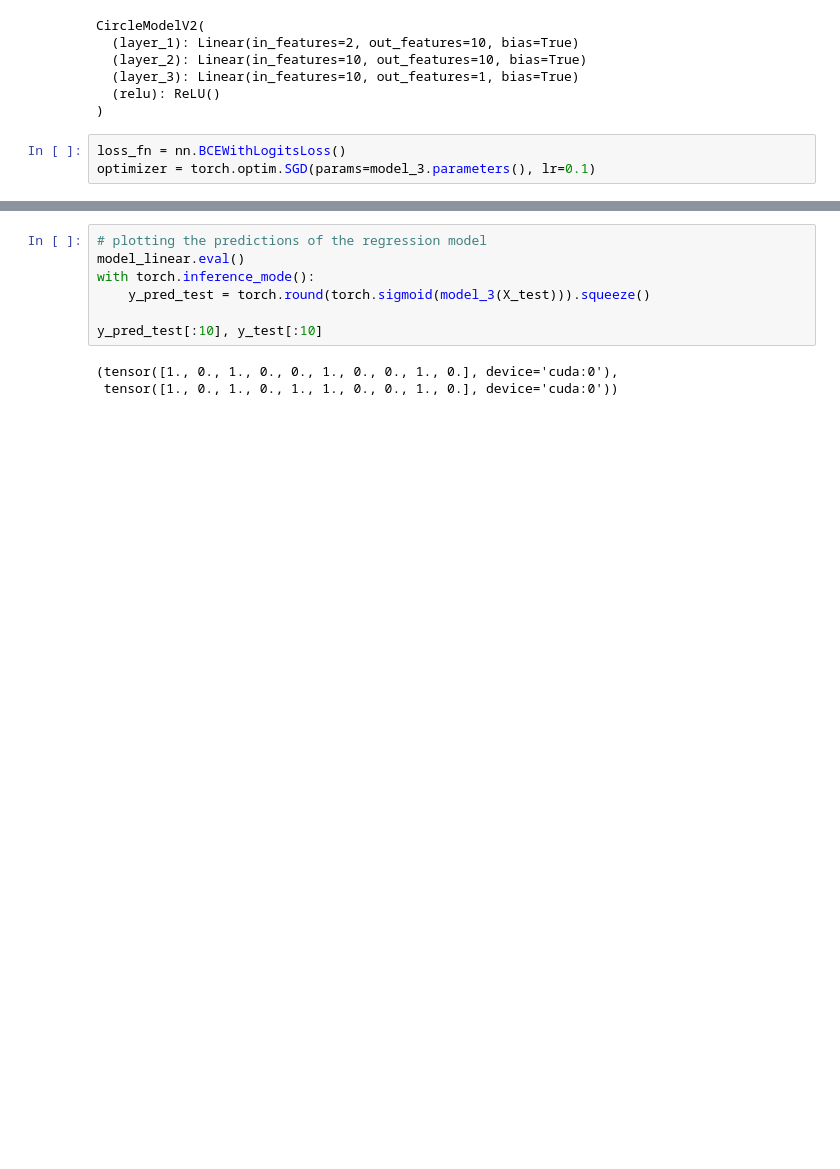
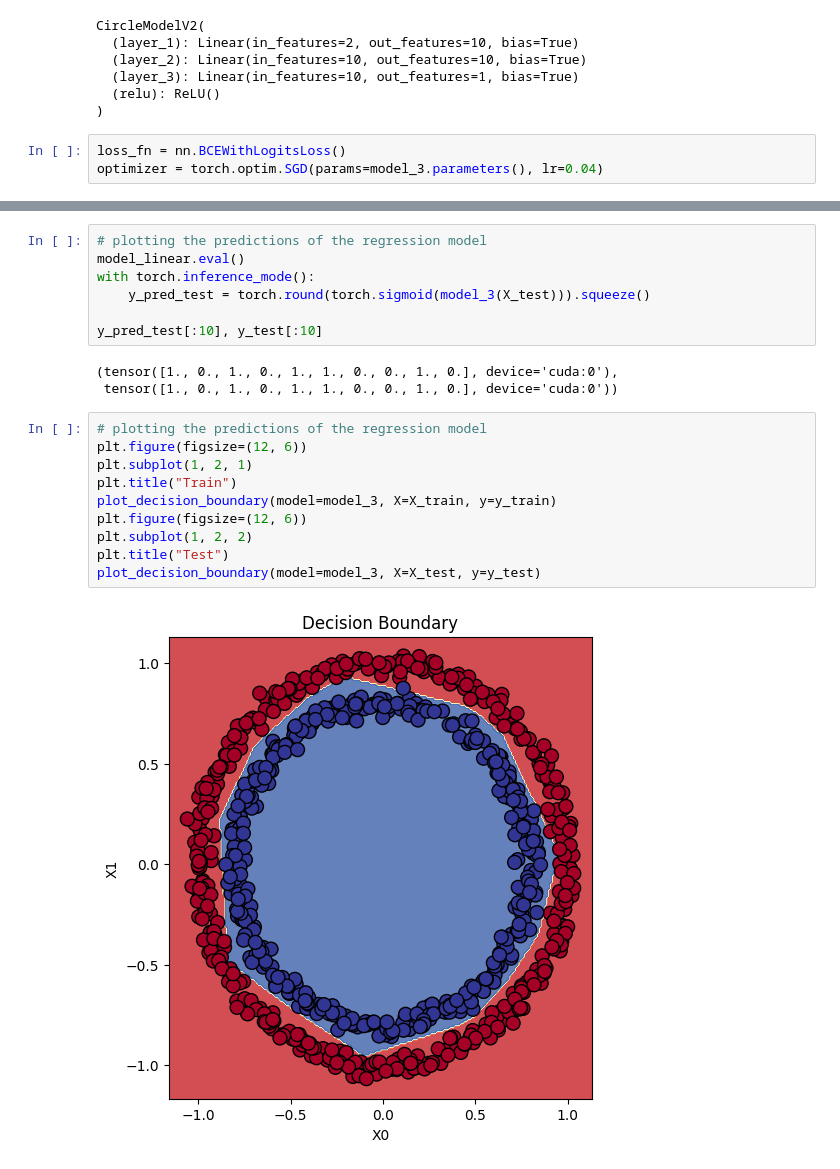
Before and after one commit to Dhyey-2005/PyTorch, a Jupyter notebook: 02_pytorch_classification.ipynb, the cells around one changed output, grey strips where cells are left out. Drawn from its saved outputs; the diff is of its cells as text; blank space fills up the shorter version.

Commit message:
Trained the neural network with ReLU activation

```diff
--- a/02_pytorch_classification.ipynb
+++ b/02_pytorch_classification.ipynb
@@ -631,7 +633,7 @@ CircleModelV2(
 )
 # %%
 loss_fn = nn.BCEWithLogitsLoss()
-optimizer = torch.optim.SGD(params=model_3.parameters(), lr=0.1)
+optimizer = torch.optim.SGD(params=model_3.parameters(), lr=0.04)
 # %%
 # building a training loop for model_3
 epochs = 1000
@@ -698,5 +700,17 @@ with torch.inference_mode():
 
 y_pred_test[:10], y_test[:10]
 # %% [output]
-(tensor([1., 0., 1., 0., 0., 1., 0., 0., 1., 0.], device='cuda:0'),
+(tensor([1., 0., 1., 0., 1., 1., 0., 0., 1., 0.], device='cuda:0'),
  tensor([1., 0., 1., 0., 1., 1., 0., 0., 1., 0.], device='cuda:0'))
+# %%
+# plotting the predictions of the regression model
+plt.figure(figsize=(12, 6))
+plt.subplot(1, 2, 1)
+plt.title("Train")
+plot_decision_boundary(model=model_3, X=X_train, y=y_train)
+plt.figure(figsize=(12, 6))
+plt.subplot(1, 2, 2)
+plt.title("Test")
+plot_decision_boundary(model=model_3, X=X_test, y=y_test)
+# %% [output]
+[figure, added]
```
Also changed, not shown: parts of 3 cells of this notebook.
